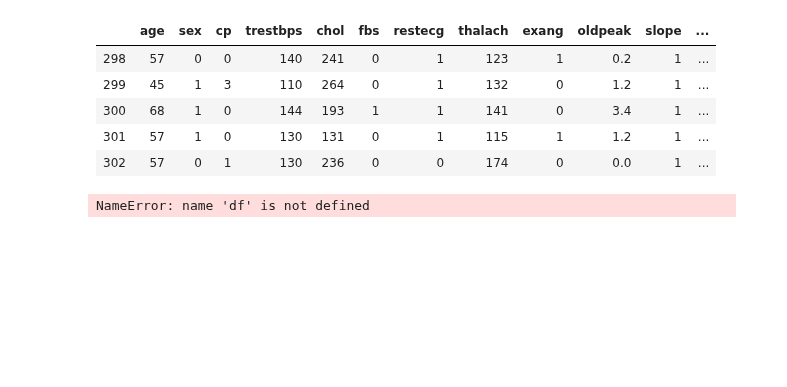
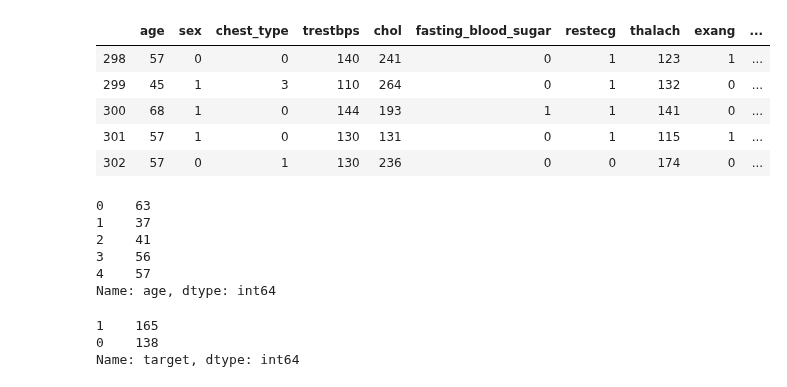
Before and after one commit to bhushankelkar/Heart-Disease-Uci, a Jupyter notebook: Uci.ipynb, the cells around one changed output. Drawn from its saved outputs; the diff is of its cells as text; code cells hidden in the pictures; blank space fills up the shorter version.

```diff
--- a/Uci.ipynb
+++ b/Uci.ipynb
@@ -3,5 +3,4 @@ import numpy as np
 import pandas as pd
 import matplotlib.pyplot as plt
 # %%
-inp=pd.read_csv("./heart.csv")
-inp.head()
+df=pd.read_csv("./heart.csv")
@@ -14,0 +7,2 @@ inp.head()
+# %%
+df=df.rename(columns={"cp":"chest_type","fbs":"fasting_blood_sugar"})
@@ -15,13 +19,24 @@ inp.head()
 # %%
-inp.tail()
+df.tail()
 # %% [output]
-|  | age | sex | cp | trestbps | chol | fbs | restecg | thalach | exang | oldpeak | slope | ... |
-| 298 | 57 | 0 | 0 | 140 | 241 | 0 | 1 | 123 | 1 | 0.2 | 1 | ... |
-| 299 | 45 | 1 | 3 | 110 | 264 | 0 | 1 | 132 | 0 | 1.2 | 1 | ... |
-| 300 | 68 | 1 | 0 | 144 | 193 | 1 | 1 | 141 | 0 | 3.4 | 1 | ... |
-| 301 | 57 | 1 | 0 | 130 | 131 | 0 | 1 | 115 | 1 | 1.2 | 1 | ... |
-| 302 | 57 | 0 | 1 | 130 | 236 | 0 | 0 | 174 | 0 | 0.0 | 1 | ... |
+|  | age | sex | chest_type | trestbps | chol | fasting_blood_sugar | restecg | thalach | exang | ... |
+| 298 | 57 | 0 | 0 | 140 | 241 | 0 | 1 | 123 | 1 | ... |
+| 299 | 45 | 1 | 3 | 110 | 264 | 0 | 1 | 132 | 0 | ... |
+| 300 | 68 | 1 | 0 | 144 | 193 | 1 | 1 | 141 | 0 | ... |
+| 301 | 57 | 1 | 0 | 130 | 131 | 0 | 1 | 115 | 1 | ... |
+| 302 | 57 | 0 | 1 | 130 | 236 | 0 | 0 | 174 | 0 | ... |
+# %%
+df['age'][df['target']==1].head()
+# %% [output]
+0    63
+1    37
+2    41
+3    56
+4    57
+Name: age, dtype: int64
 # %%
-inp.target.value_counts()
+df["target"].value_counts()
 # %% [output]
-NameError: name 'df' is not defined
+1    165
+0    138
+Name: target, dtype: int64
```
Also changed, not shown: parts of 8 cells of this notebook.
